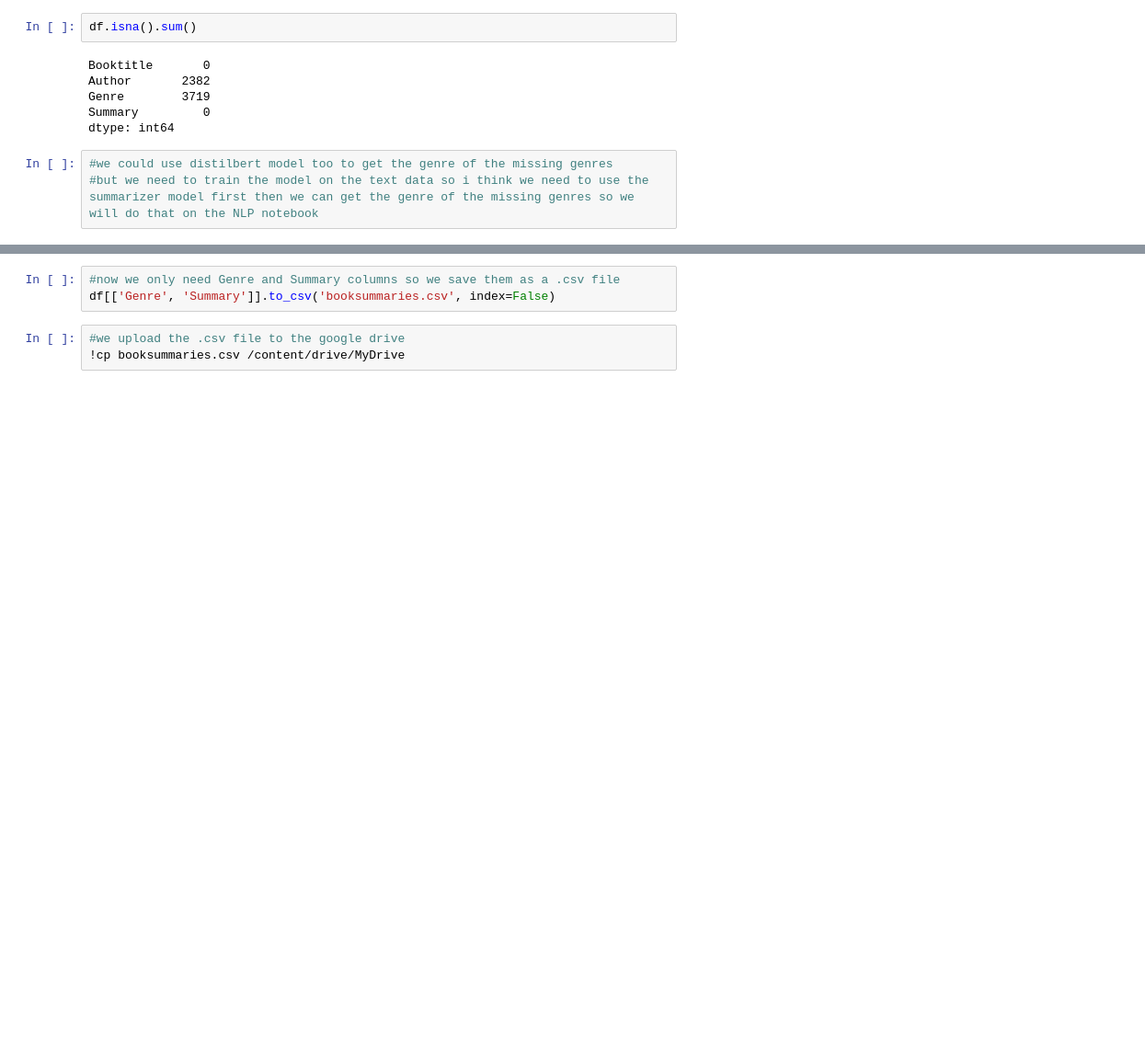
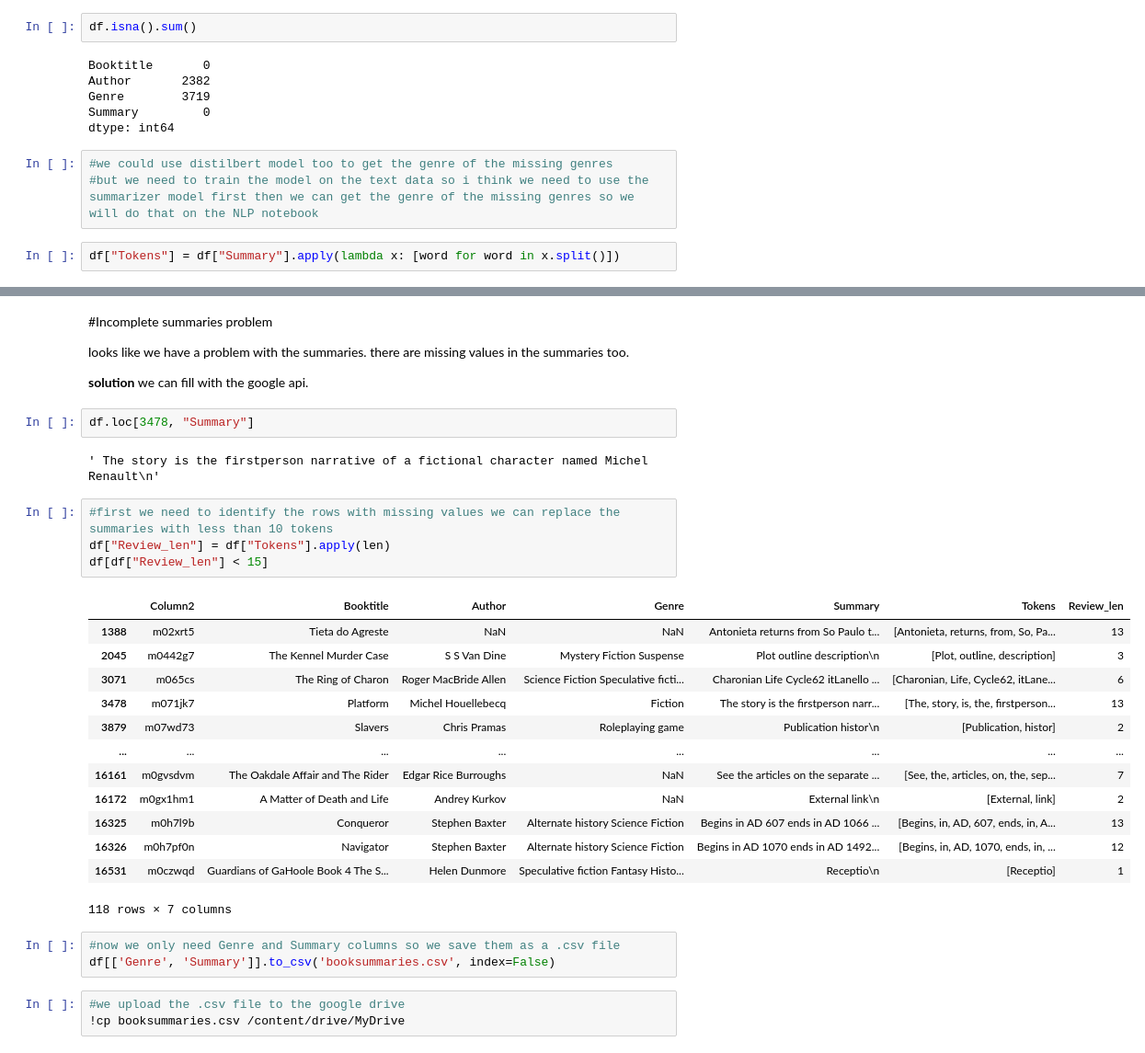
Before and after one commit to Arvinzaheri/data_colab_task, a Jupyter notebook: Data_analys.ipynb, the cells around one changed output, grey strips where cells are left out. Shown: that part at 92% size. Drawn from its saved outputs; the diff is of its cells as text; blank space fills up the shorter version.

```diff
--- a/Data_analys.ipynb
+++ b/Data_analys.ipynb
@@ -286,3 +283,5 @@ dtype: int64
 # %%
 #we could use distilbert model too to get the genre of the missing genres
 #but we need to train the model on the text data so i think we need to use the summarizer model first then we can get the genre of the missing genres so we will do that on the NLP notebook
+# %%
+df["Tokens"] = df["Summary"].apply(lambda x: [word for word in x.split()])
@@ -289,3 +301,33 @@ dtype: int64
+# %% [markdown]
+#Incomplete summaries problem
+
+looks like we have a problem with the summaries.
+there are missing values in the summaries too.
+
+**solution**
+we can fill with the google api.
+# %%
+df.loc[3478, "Summary"]
+# %% [output]
+' The story is the firstperson narrative of a fictional character named Michel Renault\n'
+# %%
+#first we need to identify the rows with missing values we can replace the summaries with less than 10 tokens
+df["Review_len"] = df["Tokens"].apply(len)
+df[df["Review_len"] < 15]
+# %% [output]
+|  | Column2 | Booktitle | Author | Genre | Summary | Tokens | Review_len |
+| 1388 | m02xrt5 | Tieta do Agreste | NaN | NaN | Antonieta returns from So Paulo t... | [Antonieta, returns, from, So, Pa... | 13 |
+| 2045 | m0442g7 | The Kennel Murder Case | S S Van Dine | Mystery Fiction Suspense | Plot outline description\n | [Plot, outline, description] | 3 |
+| 3071 | m065cs | The Ring of Charon | Roger MacBride Allen | Science Fiction Speculative ficti... | Charonian Life Cycle62 itLanello ... | [Charonian, Life, Cycle62, itLane... | 6 |
+| 3478 | m071jk7 | Platform | Michel Houellebecq | Fiction | The story is the firstperson narr... | [The, story, is, the, firstperson... | 13 |
+| 3879 | m07wd73 | Slavers | Chris Pramas | Roleplaying game | Publication histor\n | [Publication, histor] | 2 |
+| ... | ... | ... | ... | ... | ... | ... | ... |
+| 16161 | m0gvsdvm | The Oakdale Affair and The Rider | Edgar Rice Burroughs | NaN | See the articles on the separate ... | [See, the, articles, on, the, sep... | 7 |
+| 16172 | m0gx1hm1 | A Matter of Death and Life | Andrey Kurkov | NaN | External link\n | [External, link] | 2 |
+| 16325 | m0h7l9b | Conqueror | Stephen Baxter | Alternate history Science Fiction | Begins in AD 607 ends in AD 1066 ... | [Begins, in, AD, 607, ends, in, A... | 13 |
+| 16326 | m0h7pf0n | Navigator | Stephen Baxter | Alternate history Science Fiction | Begins in AD 1070 ends in AD 1492... | [Begins, in, AD, 1070, ends, in, ... | 12 |
+| 16531 | m0czwqd | Guardians of GaHoole Book 4 The S... | Helen Dunmore | Speculative fiction Fantasy Histo... | Receptio\n | [Receptio] | 1 |
+118 rows × 7 columns
 # %%
 #now we only need Genre and Summary columns so we save them as a .csv file
 df[['Genre', 'Summary']].to_csv('booksummaries.csv', index=False)
```
Also changed, not shown: parts of 11 cells of this notebook.
